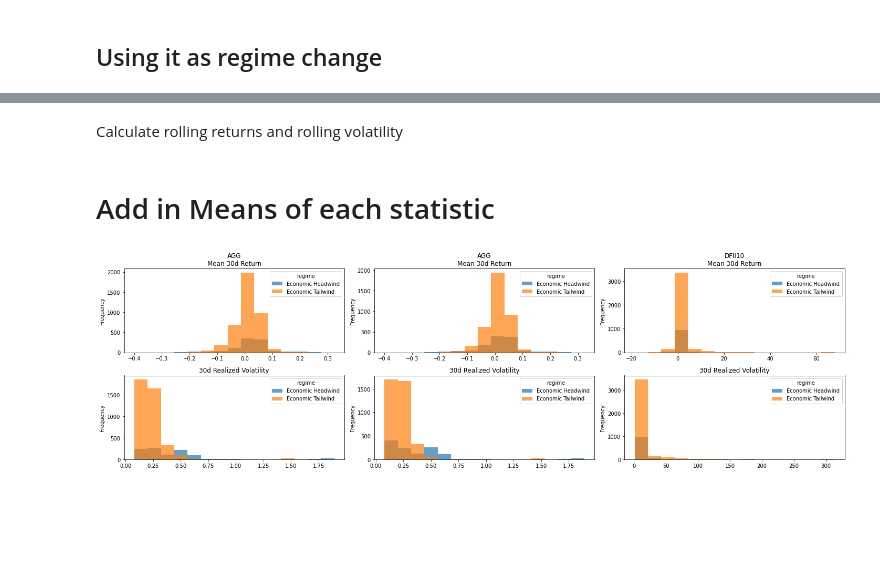
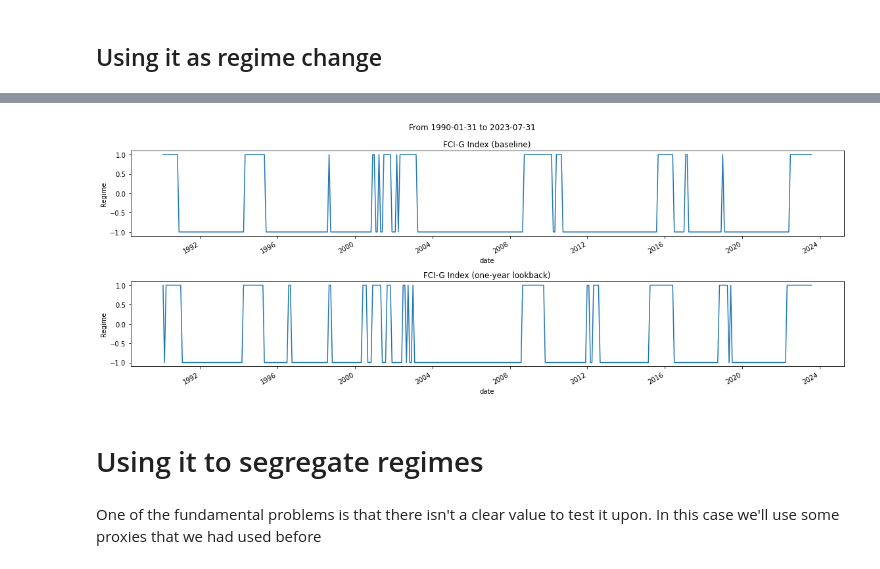
Before and after one commit to diegodalvarez/NYFedFinancialsCondition, a Jupyter notebook: model.ipynb, the cells around one changed output, grey strips where cells are left out. Saved outputs shown, nothing was run; the diff lists cells and outputs as text; code cells hidden in the pictures; blank space fills up the shorter version.

```diff
--- a/model.ipynb
+++ b/model.ipynb
@@ -371,45 +291,27 @@ df_signal_combined = (df_combined_rolling.assign(
-# %% [markdown]
-Calculate rolling returns and rolling volatility
-# %% [markdown]
-# Add in Means of each statistic
-# %%
-def _rename_and_wider(df: pd.DataFrame) -> pd.DataFrame:
-    return(df.merge(
-        (pd.DataFrame({
-            "sign": [-1, 1],
-            "regime": ["Economic Tailwind", "Economic Headwind"]})),
-        how = "inner",
-        on = ["sign"]).
-        drop(columns = ["sign"]).
-        assign(value = lambda x: x.value * 100).
-        pivot(index = "date", columns = "regime", values = "value"))
-
-fig, axes = plt.subplots(ncols = 3, nrows = 2, figsize = (20, 6))
-for i, group in enumerate(df_signal_combined.groupby(["ticker", "variable"])):
-
-    group_params = group[0]
-    df_tmp = group[1]
-
-    df_mean, df_std = df_tmp[["date", "roll_mean", "sign"]].rename(columns = {"roll_mean": "value"}), df_tmp[["date", "sign", "roll_std"]].rename(columns = {"roll_std": "value"})
-    df_mean_wider, df_std_wider = _rename_and_wider(df_mean), _rename_and_wider(df_std)
-
-    (df_mean_wider.plot(
-        kind = "hist",
-        alpha = 0.7,
-        ax = axes[0,i],
-        bins = 15,
-        title = group_params[0] + "\nMean 30d Return"))
-
-    (df_std_wider.plot(
-        kind = "hist",
-        alpha = 0.7,
-        ax = axes[1,i],
-        bins = 15,
-        title = "30d Realized Volatility"))
-
-    if i == 2:
-        break
-
-plt.tight_layout()
-# %% [output]
-[figure, removed]
+# %%
+fig, axes = plt.subplots(nrows = 2, figsize = (16, 6))
+
+df_plot = (df_signal.pivot(
+    index = "date", columns = "variable", values = "sign").
+    rename(columns = ny_fed_collect.inv_column_renamer))
+
+for i, col in enumerate(df_plot.columns):
+
+    (df_plot[
+        col].
+        plot(
+            ax = axes[i],
+            ylabel = "Regime",
+            title = col))
+
+fig.suptitle("From {} to {}".format(
+    df_plot.index.min().date(),
+    df_plot.index.max().date()))
+plt.tight_layout()
+plt.show()
+# %% [output]
+[figure, added]
+# %% [markdown]
+# Using it to segregate regimes
+# %% [markdown]
+One of the fundamental problems is that there isn't a clear value to test it upon. In this case we'll use some proxies that we had used before
```
Also changed, not shown: parts of 15 cells of this notebook.
